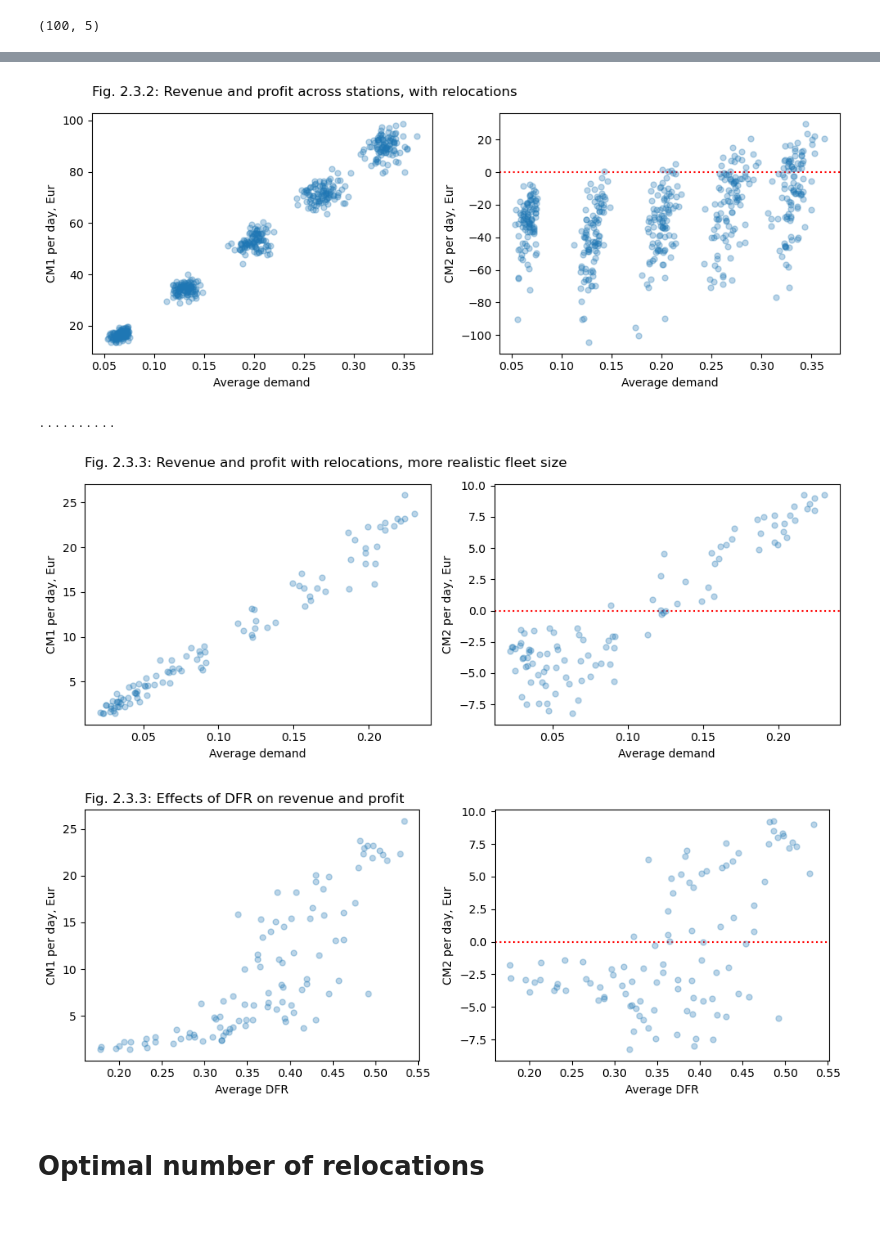
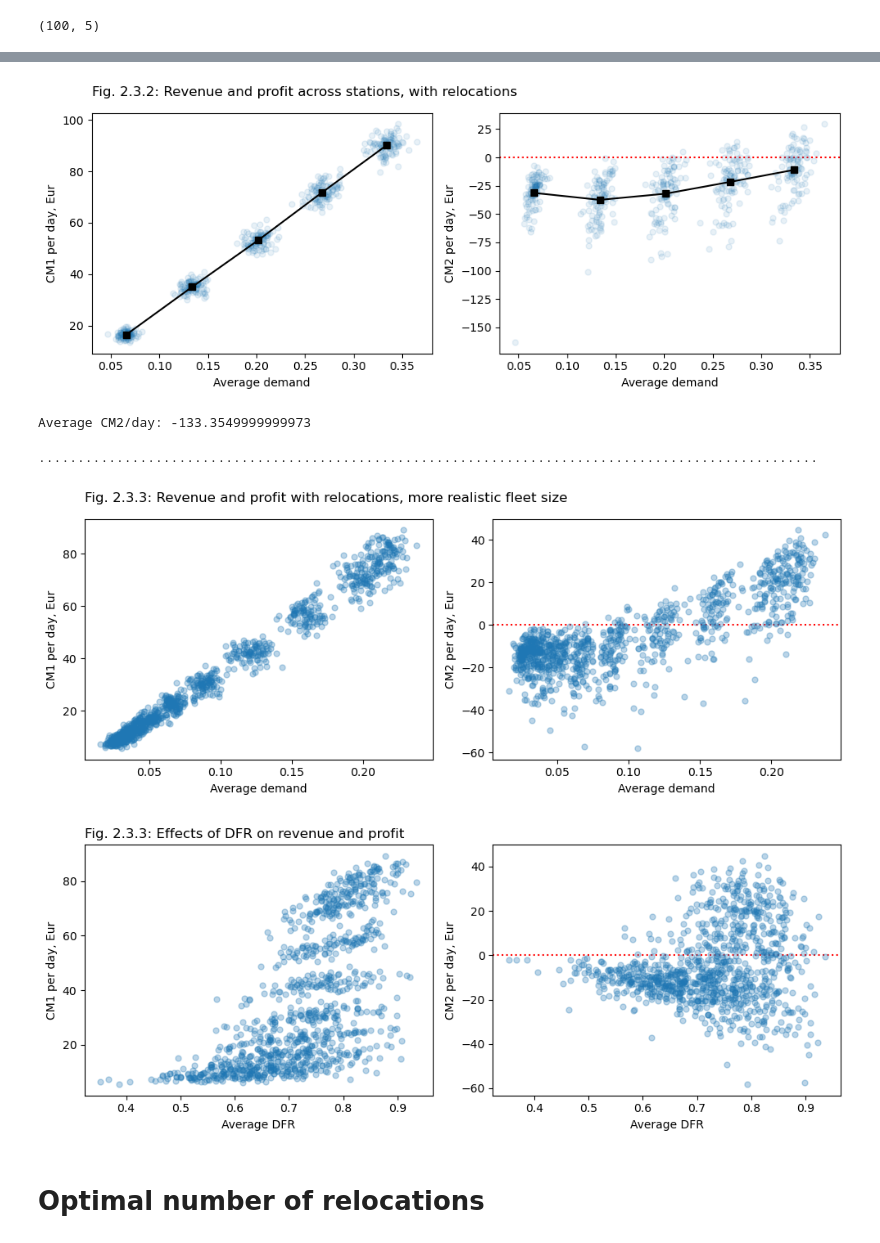
Before and after one commit to khakhalin/carsharing101, a Jupyter notebook: scripts/02relos_02stations.ipynb, the cells around one changed output, grey strips where cells are left out. Saved outputs shown, nothing was run; the diff lists cells and outputs as text; code cells hidden in the pictures.

Commit message:
Relocations: trying to make the two models agree

```diff
--- a/scripts/02relos_02stations.ipynb
+++ b/scripts/02relos_02stations.ipynb
@@ -142,81 +147,76 @@ plt.savefig(f"../figures/02relos_03stations_01ncars_stations.svg", dpi=300)
 # %%
 # CM1 and CM2
-# To interpret our data financially, let's just roughly renormalize them to typical daily values for real cities
-cm1_per_tick = 20/max(cfg.demand)*5 # Assume 20 trips/day from the hottest zone, and 5 €/trip CM1
-cm2_per_car = 20
 
-flat_demand = total_attempts.flatten()/n_steps_per_experiment
-flat_dfr = total_rentals.flatten()/total_attempts.flatten().clip(1,None)
-flat_cm1 = cm1.flatten()*cm1_per_tick
-flat_cm2 = flat_cm1 - average_cars.flatten()*cm2_per_car
+def flatten_outputs(out, cfg):
+    """Flattens outputs in-place."""
+    out.flat_demand = out.n_apps.flatten()/cfg.n_steps_per_experiment
+    out.flat_dfr = out.n_rentals.flatten()/out.n_apps.flatten().clip(1,None)
+    out.flat_cm1 = out.cm1.flatten()*cfg.cm1_factor
+    out.flat_cm2 = out.flat_cm1 - out.average_cars.flatten()*cfg.cm2_factor
+    return None
 
-def cm1_and_cm2_pic(title):
+def cm1_and_cm2_pic(out, title):
     plt.figure(figsize=(10,4));
     plt.subplot(121)
     plt.title(title, loc='left', pad=15)
-    plt.plot(flat_demand, flat_cm1, '.', alpha=0.3, markersize=10)
+    plt.plot(out.flat_demand, out.flat_cm1, '.', alpha=0.1, markersize=10)
+    plt.plot(out.n_apps.mean(axis=0)/cfg.n_steps_per_experiment, out.cm1.mean(axis=0)*cfg.cm1_factor, 'ks-')
     plt.xlabel("Average demand")
     plt.ylabel("CM1 per day, Eur");
 
     plt.subplot(122)
     plt.axhline(0, color='red', linestyle=':')
-    plt.plot(flat_demand, flat_cm2, '.', alpha=0.3, markersize=10)
+    plt.plot(out.flat_demand, out.flat_cm2, '.', alpha=0.1, markersize=10)
+    plt.plot(
+        out.n_apps.mean(axis=0)/cfg.n_steps_per_experiment,
+        (out.cm1*cfg.cm1_factor - out.average_cars*cfg.cm2_factor).mean(axis=0), 'ks-')
     plt.xlabel("Average demand")
     plt.ylabel("CM2 per day, Eur");
 
     plt.tight_layout()
 
-cm1_and_cm2_pic(title="Fig. 2.3.2: Revenue and profit across stations, with relocations")
+flatten_outputs(out, cfg)
+cm1_and_cm2_pic(out, title="Fig. 2.3.2: Revenue and profit across stations, with relocations")
 plt.savefig(f"../figures/02relos_03stations_02financials.svg", dpi=300)
 # %% [output]
-[figure, old version]
+[figure, new version]
+# %%
+print("Average CM2/day:", out.flat_cm2.sum()/cfg.n_experiments)
+# %% [output]
+Average CM2/day: -133.3549999999973
 # %%
 # More realistic configuration
-cfg = get_config('suburbs')
+cfg2 = get_config('suburbs')
 
-n_steps_preparation = 50000 # For how many steps stats are NOT collected
-n_steps_per_experiment = 2000
-n_experiments = 10
+out2 = run_model(cfg2)
+flatten_outputs(out2, cfg2)
 
-cm1, average_cars, total_attempts, total_rentals, total_relos, state_history = run_model(cfg)
-
-# Renormalization
-cm1_per_tick = 10/max(cfg.demand)*5 # Assume 20 trips/day from the hottest zone, and 5 €/trip CM1
-cm2_per_car = 20
-
-flat_demand = total_attempts.flatten()/n_steps_per_experiment
-flat_dfr = total_rentals.flatten()/total_attempts.flatten().clip(1,None)
-flat_cm1 = cm1.flatten()*cm1_per_tick
-flat_cm2 = flat_cm1 - average_cars.flatten()*cm2_per_car
-
-cm1_and_cm2_pic("Fig. 2.3.3: Revenue and profit with relocations, more realistic fleet size")
+cm1_and_cm2_pic(out2, title="Fig. 2.3.3: Revenue and profit with relocations, more realistic fleet size")
 plt.savefig(f"../figures/02relos_03stations_03financials_better.svg", dpi=300)
 # %% [output]
-..........
+....................................................................................................
-[figure, old version]
+[figure, new version]
 # %%
 # DFR
-cm1_per_tick = 20/max(cfg.demand)*5 # Assuming 20 trips/day from the hottest zone, and 5 €/trip CM1
-cm2_per_car = 20
 
 plt.figure(figsize=(10,4));
 plt.subplot(121)
 plt.title("Fig. 2.3.3: Effects of DFR on revenue and profit", loc='left')
-plt.plot(flat_dfr, flat_cm1, '.', alpha=0.3, markersize=10)
+plt.plot(out2.flat_dfr, out2.flat_cm1, '.', alpha=0.3, markersize=10)
 plt.xlabel("Average DFR")
 plt.ylabel("CM1 per day, Eur");
 
 plt.subplot(122)
 plt.axhline(0, color='red', linestyle=':')
-plt.plot(flat_dfr, flat_cm2, '.', alpha=0.3, markersize=10)
+plt.plot(out2.flat_dfr, out2.flat_cm2, '.', alpha=0.3, markersize=10)
 plt.xlabel("Average DFR")
 plt.ylabel("CM2 per day, Eur");
 
 plt.tight_layout()
 
 plt.savefig(f"../figures/02relos_03stations_04dfr.svg", dpi=300)
 # %% [output]
-[figure, old version]
+[figure, new version]
 # %% [markdown]
 # Optimal number of relocations
 # %%
```
Also changed, not shown: parts of 3 cells of this notebook, 11 other files.
